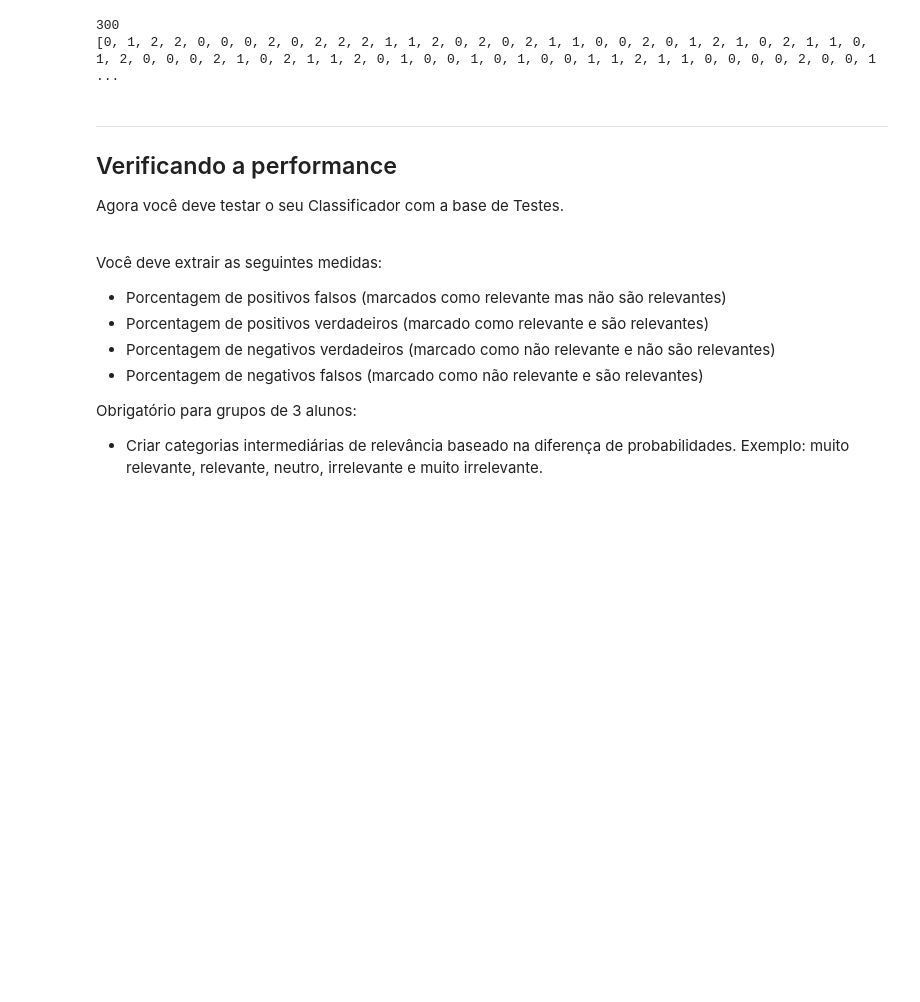
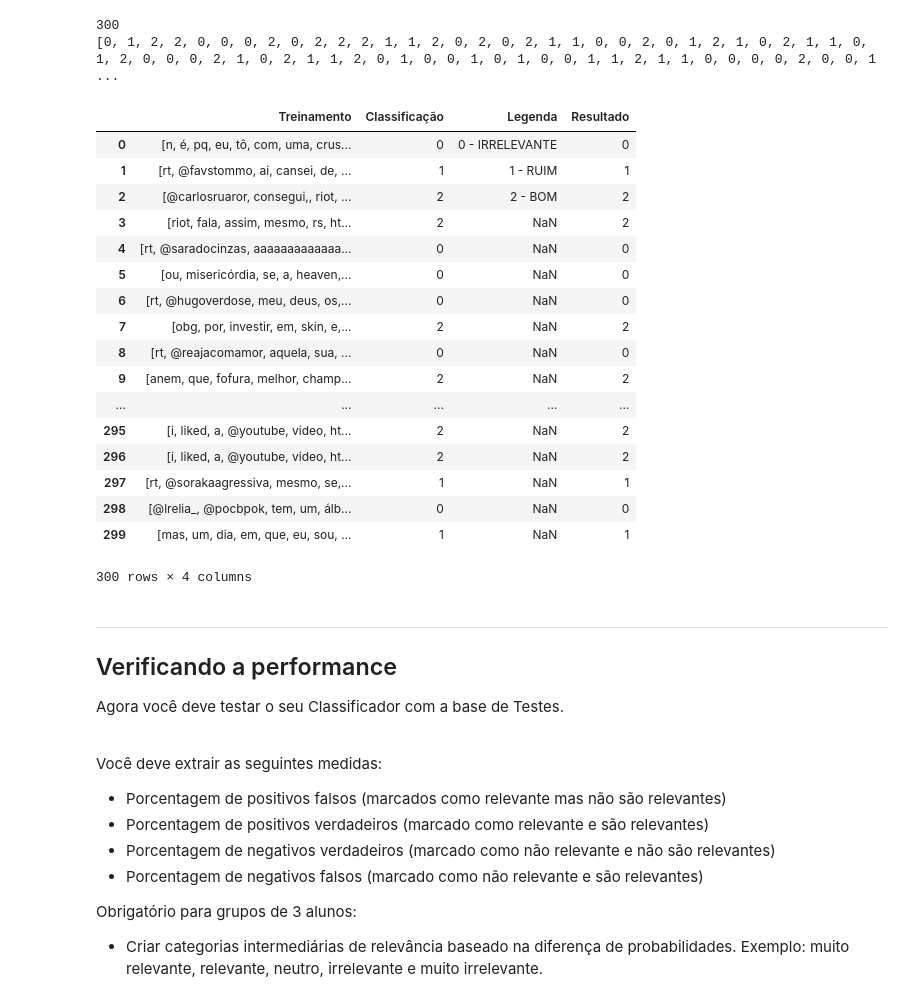
Before and after one commit to slimkaki/projeto2_CD2018, a Jupyter notebook: Projeto-2-Naive-Bayes.ipynb, the cells around one changed output. Drawn from its saved outputs; the diff is of its cells as text; code cells hidden in the pictures; blank space fills up the shorter version.

```diff
--- a/Projeto-2-Naive-Bayes.ipynb
+++ b/Projeto-2-Naive-Bayes.ipynb
@@ -253,6 +255,29 @@ print(a)
 # %% [output]
 300
 [0, 1, 2, 2, 0, 0, 0, 2, 0, 2, 2, 2, 1, 1, 2, 0, 2, 0, 2, 1, 1, 0, 0, 2, 0, 1, 2, 1, 0, 2, 1, 1, 0, 1, 2, 0, 0, 0, 2, 1, 0, 2, 1, 1, 2, 0, 1, 0, 0, 1, 0, 1, 0, 0, 1, 1, 2, 1, 1, 0, 0, 0, 0, 2, 0, 0, 1 ...
+# %%
+df["Resultado"]=a
+# %%
+df
+# %% [output]
+|  | Treinamento | Classificação | Legenda | Resultado |
+| 0 | [n, é, pq, eu, tô, com, uma, crus... | 0 | 0 - IRRELEVANTE | 0 |
+| 1 | [rt, @favstommo, ai, cansei, de, ... | 1 | 1 - RUIM | 1 |
+| 2 | [@carlosruaror, consegui,, riot, ... | 2 | 2 - BOM | 2 |
+| 3 | [riot, fala, assim, mesmo, rs, ht... | 2 | NaN | 2 |
+| 4 | [rt, @saradocinzas, aaaaaaaaaaaaa... | 0 | NaN | 0 |
+| 5 | [ou, misericórdia, se, a, heaven,... | 0 | NaN | 0 |
+| 6 | [rt, @hugoverdose, meu, deus, os,... | 0 | NaN | 0 |
+| 7 | [obg, por, investir, em, skin, e,... | 2 | NaN | 2 |
+| 8 | [rt, @reajacomamor, aquela, sua, ... | 0 | NaN | 0 |
+| 9 | [anem, que, fofura, melhor, champ... | 2 | NaN | 2 |
+| ... | ... | ... | ... | ... |
+| 295 | [i, liked, a, @youtube, video, ht... | 2 | NaN | 2 |
+| 296 | [i, liked, a, @youtube, video, ht... | 2 | NaN | 2 |
+| 297 | [rt, @sorakaagressiva, mesmo, se,... | 1 | NaN | 1 |
+| 298 | [@lrelia_, @pocbpok, tem, um, álb... | 0 | NaN | 0 |
+| 299 | [mas, um, dia, em, que, eu, sou, ... | 1 | NaN | 1 |
+300 rows × 4 columns
 # %% [markdown]
 ___
 ## Verificando a performance
```
Also changed, not shown: parts of 4 cells of this notebook.
